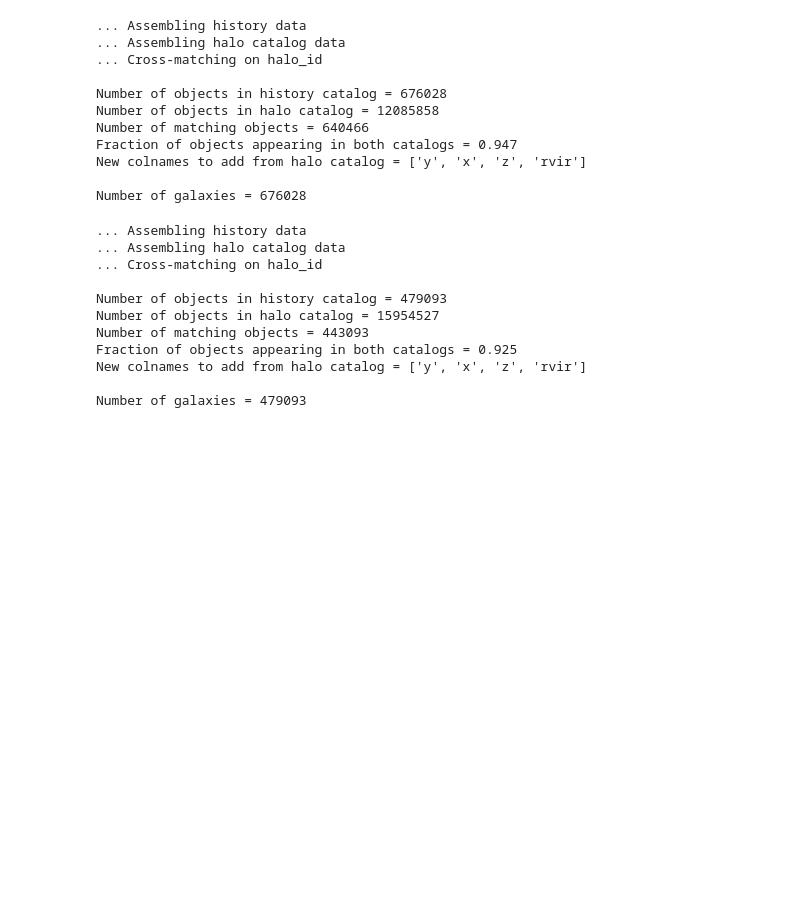
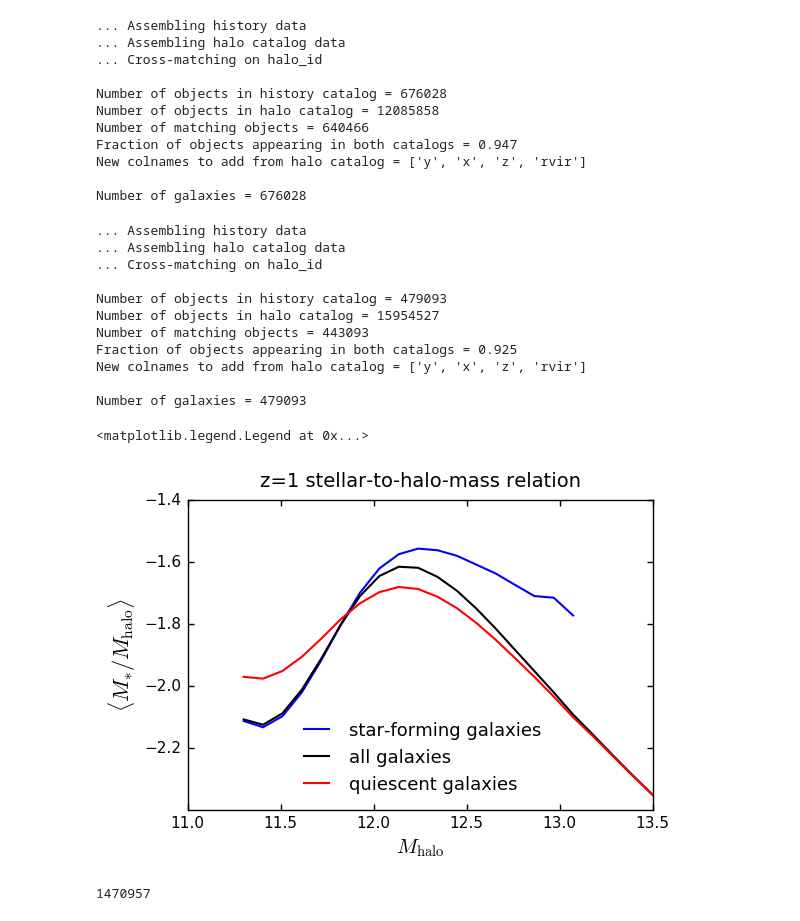
Before and after one commit to aphearin/time_evolving_cam_utils, a Jupyter notebook: burkert_smhm.ipynb, the cells around one changed output. Cells and saved outputs as stored; diff of their text form; code cells hidden in the pictures; blank space fills up the shorter version.

Commit message:
Added smhm plots at z=1 for burkert comparison

```diff
--- a/burkert_smhm.ipynb
+++ b/burkert_smhm.ipynb
@@ -63,0 +101,35 @@ Number of galaxies = 479093
+# %%
+from scipy.signal import medfilt, savgol_filter
+
+fig = plt.figure()
+ax = fig.add_subplot(111)
+
+xlabel = ax.set_xlabel(r'$M_{\rm halo}$', fontsize=15)
+ylabel = ax.set_ylabel(r'$\langle M_{\ast} / M_{\rm halo}\rangle$', fontsize=16)
+title = ax.set_title('z=1 stellar-to-halo-mass relation', fontsize=14, y=1.02) # y param fixes an overhanging title
+
+
+y1 = np.log10(y_active_z1/x_active_z1)
+y1 = savgol_filter(y1, 11, 3)
+ax.plot(logx_active_z1, y1, color='blue', label='star-forming galaxies')
+
+y2 = np.log10(y_all_z1/x_all_z1)
+y2 = savgol_filter(y2, 11, 3)
+ax.plot(logx_all_z1, y2, color='k', label='all galaxies')
+
+y3 = np.log10(y_quenched_z1/x_quenched_z1)
+y3 = savgol_filter(y3, 11, 3)
+ax.plot(logx_quenched_z1, y3, color='red', label='quiescent galaxies')
+
+plt.xlim(xmin = 11, xmax=13.5)
+plt.ylim(ymin = -2.4, ymax = -1.4)
+
+plt.legend(loc='best', fontsize=13)
+# %% [output]
+<matplotlib.legend.Legend at 0x...>
+[figure, added]
+# %%
+from halotools.sim_manager import CachedHaloCatalog
+halocat = CachedHaloCatalog(simname='bolplanck', redshift=1)
+# %% [output]
+1470957
```
Also changed, not shown: parts of 10 cells of this notebook, 1 other file.
